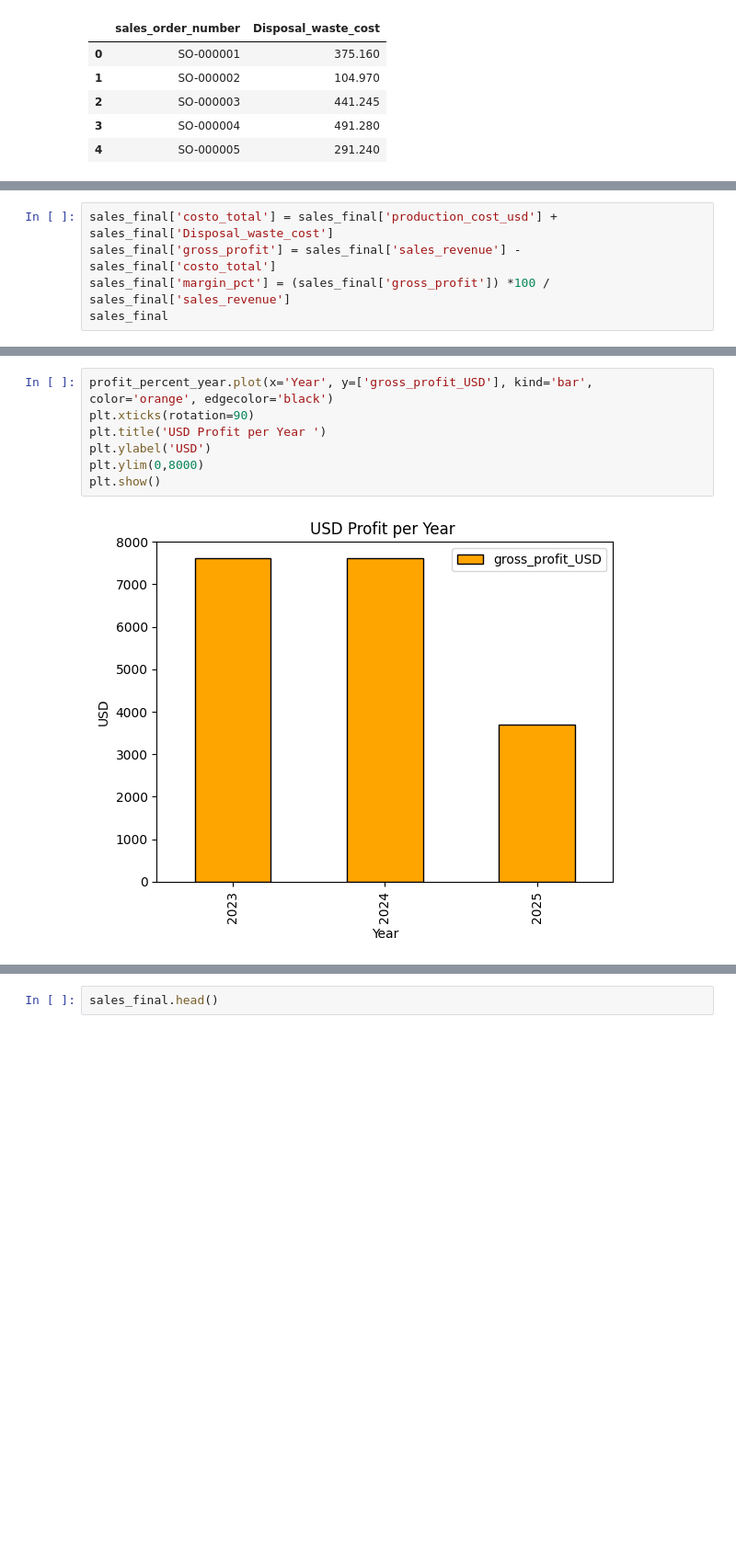
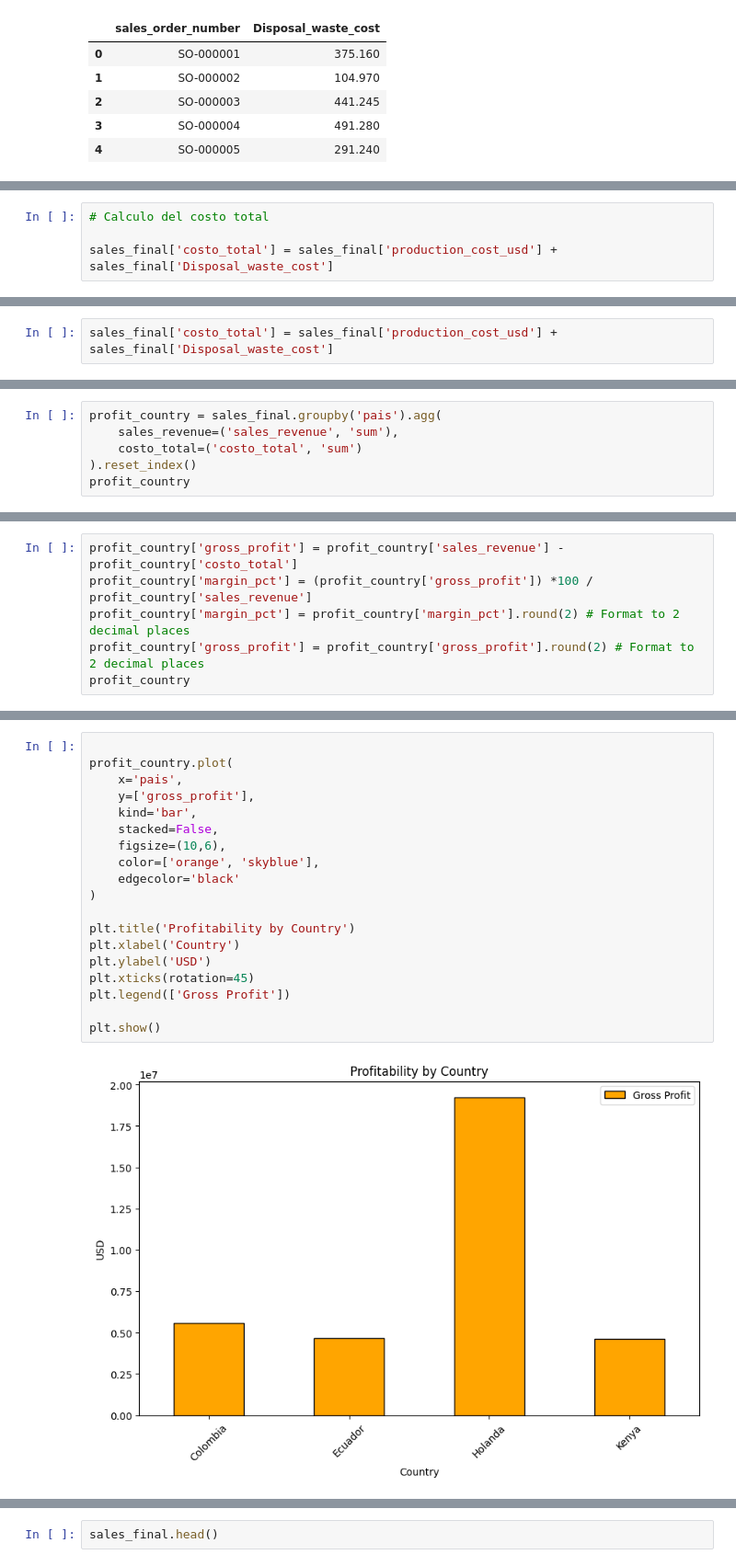
Before and after one commit to alexsandoval05/Revenue-sustainability-Chrysal, a Jupyter notebook: chrysal_profit_sustainability.ipynb, the cells around one changed output, grey strips where cells are left out. Shown at 92% size. Drawn from its saved outputs; the diff is of its cells as text; blank space fills up the shorter version.

```diff
--- a/chrysal_profit_sustainability.ipynb
+++ b/chrysal_profit_sustainability.ipynb
@@ -582,6 +597,10 @@ sales_final.head()
 | 2 | SO-000003 | 77864.99 | 2024 | 51530.7 | Kenya | Chrysal Root R | ... |
 | 3 | SO-000004 | 30000.00 | 2024 | 51272.5 | Kenya | Chrysal Grow X | ... |
 | 4 | SO-000005 | 70709.19 | 2024 | 51151.0 | Holanda | Chrysal Root R | ... |
+# %%
+# Calculo del costo total
+
+sales_final['costo_total'] = sales_final['production_cost_usd'] + sales_final['Disposal_waste_cost']
 # %%
 sales_final.info()
 # %% [output]
@@ -608,6 +628,3 @@ memory usage: 41.1+ KB
 - % profit-margin = ( gross_profit / Sales_revenue_usd ) * 100
 # %%
 sales_final['costo_total'] = sales_final['production_cost_usd'] + sales_final['Disposal_waste_cost']
-sales_final['gross_profit'] = sales_final['sales_revenue'] - sales_final['costo_total']
-sales_final['margin_pct'] = (sales_final['gross_profit']) *100 / sales_final['sales_revenue']
-sales_final
@@ -627,0 +631,6 @@ sales_final
+# %%
+profit_country = sales_final.groupby('pais').agg(
+    sales_revenue=('sales_revenue', 'sum'),
+    costo_total=('costo_total', 'sum')
+).reset_index()
+profit_country
@@ -627,0 +643,6 @@ sales_final
+# %%
+profit_country['gross_profit'] = profit_country['sales_revenue'] - profit_country['costo_total']
+profit_country['margin_pct'] = (profit_country['gross_profit']) *100 / profit_country['sales_revenue']
+profit_country['margin_pct'] = profit_country['margin_pct'].round(2) # Format to 2 decimal places
+profit_country['gross_profit'] = profit_country['gross_profit'].round(2) # Format to 2 decimal places
+profit_country
@@ -670,9 +711,21 @@ plt.show()
 # %%
-profit_percent_year.plot(x='Year', y=['gross_profit_USD'], kind='bar', color='orange', edgecolor='black')
-plt.xticks(rotation=90)
-plt.title('USD Profit per Year ')
+
+profit_country.plot(
+    x='pais',
+    y=['gross_profit'],
+    kind='bar',
+    stacked=False,
+    figsize=(10,6),
+    color=['orange', 'skyblue'],
+    edgecolor='black'
+)
+
+plt.title('Profitability by Country')
+plt.xlabel('Country')
 plt.ylabel('USD')
-plt.ylim(0,8000)
+plt.xticks(rotation=45)
+plt.legend(['Gross Profit'])
+
 plt.show()
 # %% [output]
-[figure, old version]
+[figure, new version]
```
Also changed, not shown: parts of 39 cells of this notebook.
